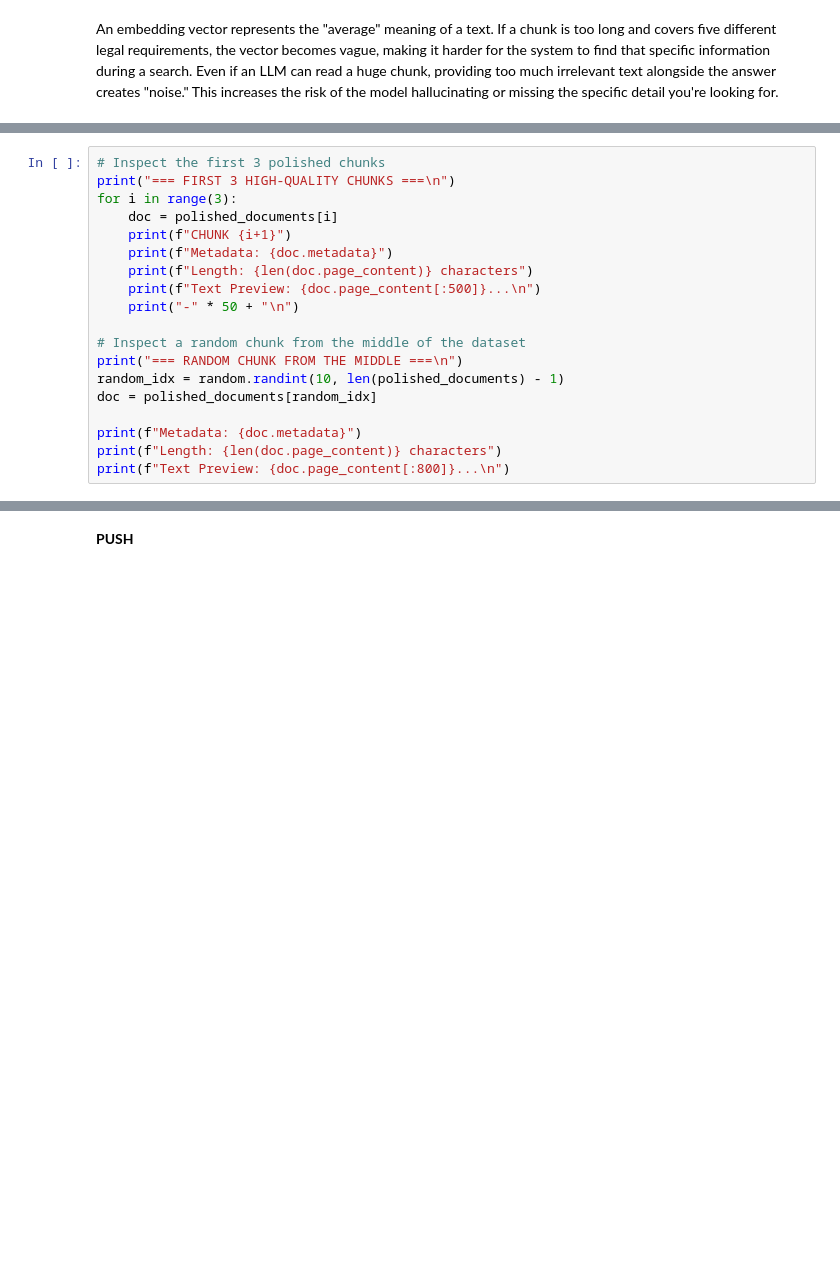
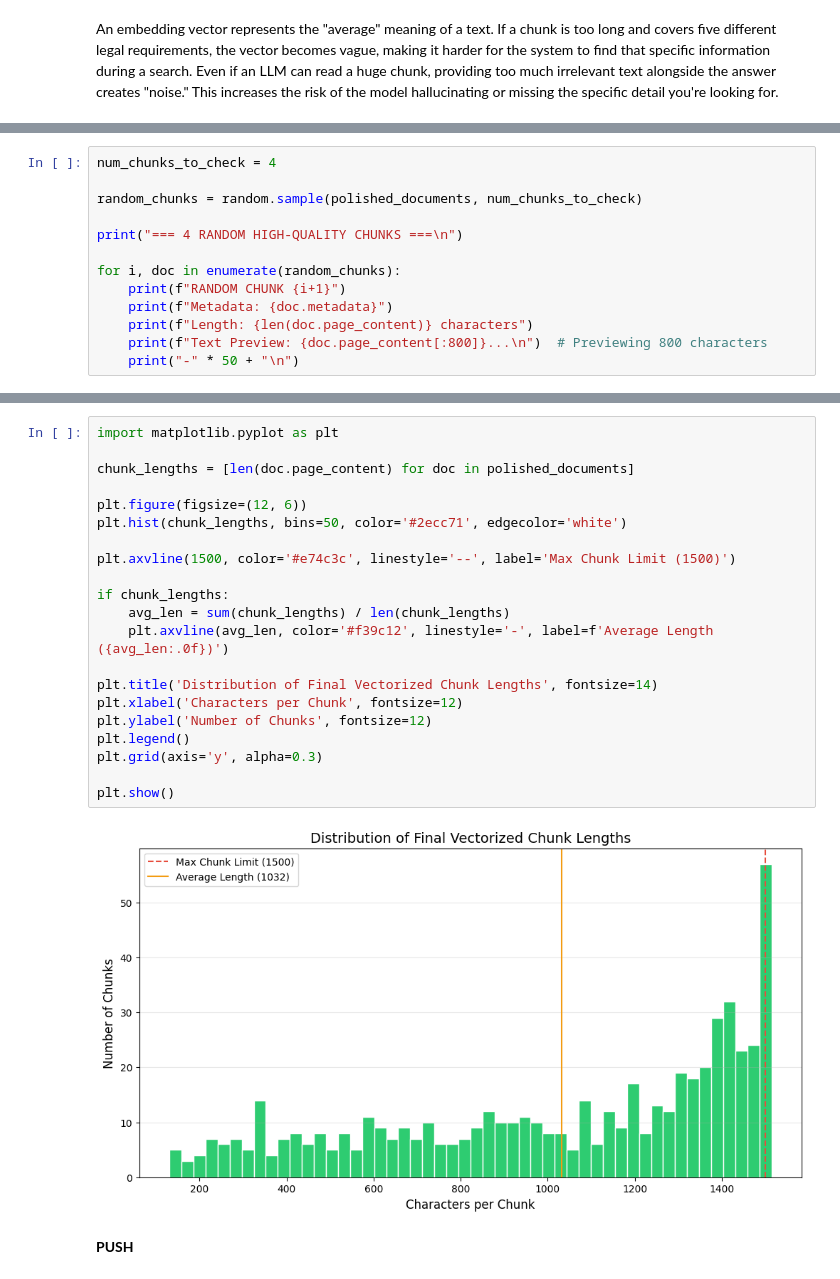
Before and after one commit to profsuccodifrutta/ai_act_RAG_navigator, a Jupyter notebook: ai_act_RAG.ipynb, the cells around one changed output, grey strips where cells are left out. Cells and saved outputs as stored; diff of their text form; blank space fills up the shorter version.

Commit message:
chunks finilized

```diff
--- a/ai_act_RAG.ipynb
+++ b/ai_act_RAG.ipynb
@@ -330,20 +279,14 @@ Removed 12 low-value/boilerplate chunks.
 # %%
-# Inspect the first 3 polished chunks
-print("=== FIRST 3 HIGH-QUALITY CHUNKS ===\n")
-for i in range(3):
-    doc = polished_documents[i]
-    print(f"CHUNK {i+1}")
+num_chunks_to_check = 4
+
+random_chunks = random.sample(polished_documents, num_chunks_to_check)
+
+print("=== 4 RANDOM HIGH-QUALITY CHUNKS ===\n")
+
+for i, doc in enumerate(random_chunks):
+    print(f"RANDOM CHUNK {i+1}")
     print(f"Metadata: {doc.metadata}")
     print(f"Length: {len(doc.page_content)} characters")
-    print(f"Text Preview: {doc.page_content[:500]}...\n")
+    print(f"Text Preview: {doc.page_content[:800]}...\n")  # Previewing 800 characters
     print("-" * 50 + "\n")
-
-# Inspect a random chunk from the middle of the dataset
-print("=== RANDOM CHUNK FROM THE MIDDLE ===\n")
-random_idx = random.randint(10, len(polished_documents) - 1)
-doc = polished_documents[random_idx]
-
-print(f"Metadata: {doc.metadata}")
-print(f"Length: {len(doc.page_content)} characters")
-print(f"Text Preview: {doc.page_content[:800]}...\n")
 # %% [output]
@@ -367,3 +310,26 @@ Text Preview: [ARTICLE 110] Amendment to Directive (EU) 2020/1828 In Annex I to
+# %%
+import matplotlib.pyplot as plt
+
+chunk_lengths = [len(doc.page_content) for doc in polished_documents]
+
+plt.figure(figsize=(12, 6))
+plt.hist(chunk_lengths, bins=50, color='#2ecc71', edgecolor='white')
+
+plt.axvline(1500, color='#e74c3c', linestyle='--', label='Max Chunk Limit (1500)')
+
+if chunk_lengths:
+    avg_len = sum(chunk_lengths) / len(chunk_lengths)
+    plt.axvline(avg_len, color='#f39c12', linestyle='-', label=f'Average Length ({avg_len:.0f})')
+
+plt.title('Distribution of Final Vectorized Chunk Lengths', fontsize=14)
+plt.xlabel('Characters per Chunk', fontsize=12)
+plt.ylabel('Number of Chunks', fontsize=12)
+plt.legend()
+plt.grid(axis='y', alpha=0.3)
+
+plt.show()
+# %% [output]
+[figure, added]
 # %% [markdown]
 **PUSH**
 # %%
```
Also changed, not shown: parts of 14 cells of this notebook.
